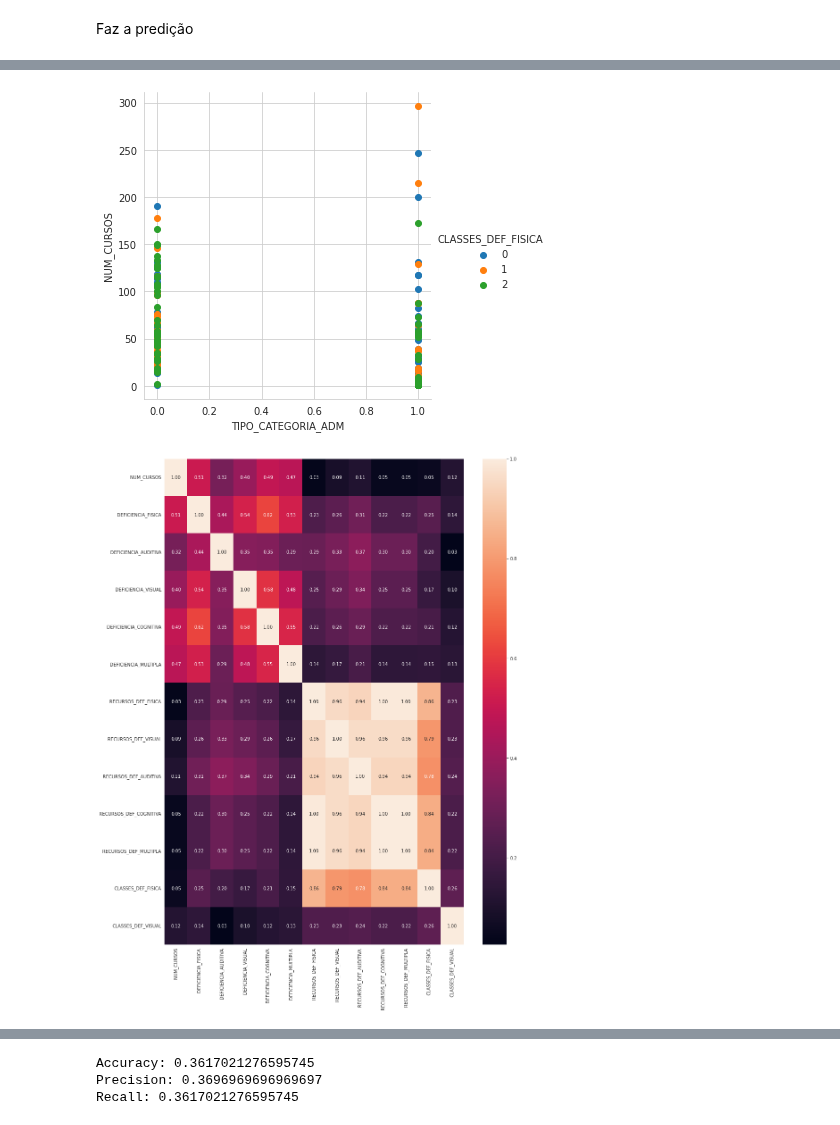
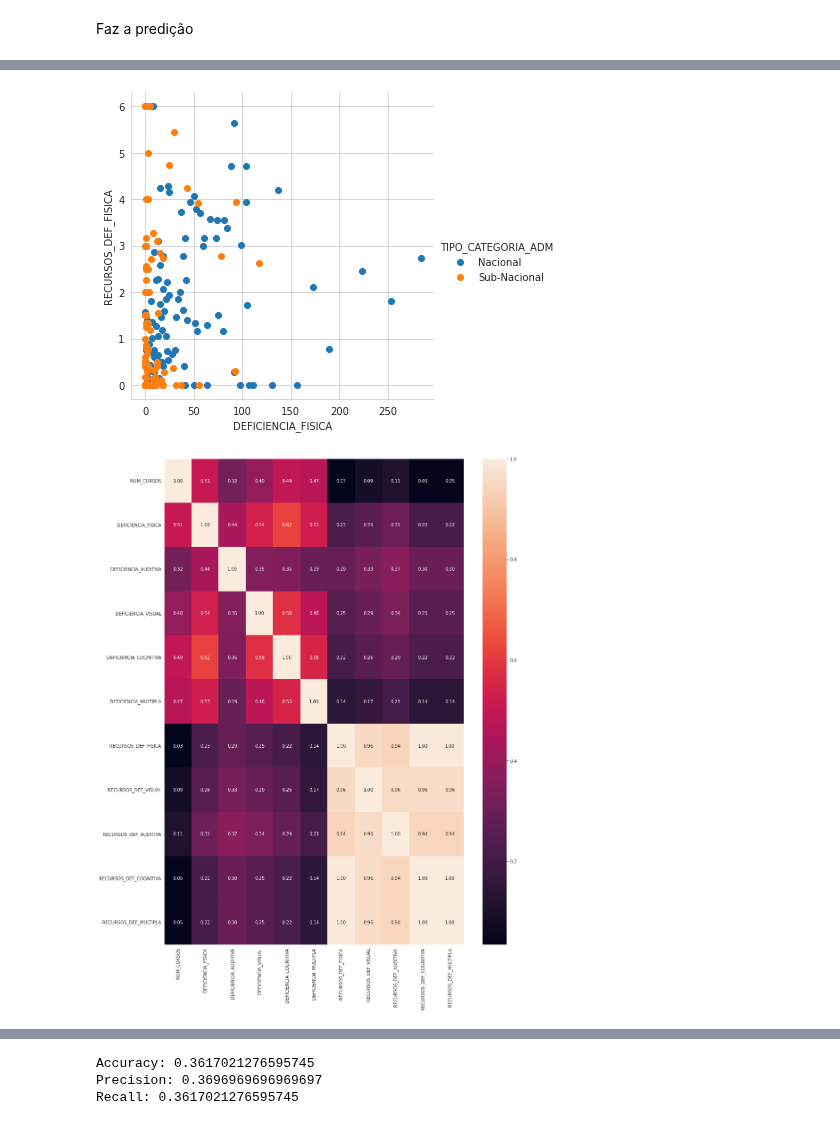
Before and after one commit to roxacarv/edulearn, a Jupyter notebook: classificação/classification.ipynb, the cells around one changed output, grey strips where cells are left out. Cells and saved outputs as stored; diff of their text form; code cells hidden in the pictures.

```diff
--- a/classificação/classification.ipynb
+++ b/classificação/classification.ipynb
@@ -16,7 +16,7 @@ import matplotlib.pyplot as plt
 from sklearn import datasets
 from mlxtend.plotting import plot_decision_regions
 
-dataset = pd.read_csv("dados_ies_recursos_categorias_utf8.csv", index_col=0, encoding="latin-1")
+dataset = pd.read_csv("dados_ies_novas_categorias_utf8.csv", index_col=0, encoding="latin-1")
 
 #dataset.drop(dataset[dataset.TIPO_CATEGORIA_ADM == "Especial"].index, inplace=True)
 #dataset.drop(dataset[dataset.TIPO_CATEGORIA_ADM == "Pública Municipal"].index, inplace=True)
@@ -214,10 +210,10 @@ X_train
 141 rows × 6 columns
 # %%
 sns.set_style("whitegrid");
-sns.FacetGrid(dataset, hue="CLASSES_DEF_FISICA", size=5).map(plt.scatter, "TIPO_CATEGORIA_ADM", "NUM_CURSOS").add_legend();
+sns.FacetGrid(dataset, hue="TIPO_CATEGORIA_ADM", size=5).map(plt.scatter, "DEFICIENCIA_FISICA", "RECURSOS_DEF_FISICA").add_legend();
 plt.show()
 # %% [output]
-[figure, old version]
+[figure, new version]
 # %%
 from pylab import rcParams
 
@@ -237,4 +233,4 @@ df = dataset.drop(columns=[
 
 plot_correlation(df)
 # %% [output]
-[figure, old version]
+[figure, new version]
```
Also changed, not shown: parts of 10 cells of this notebook.
